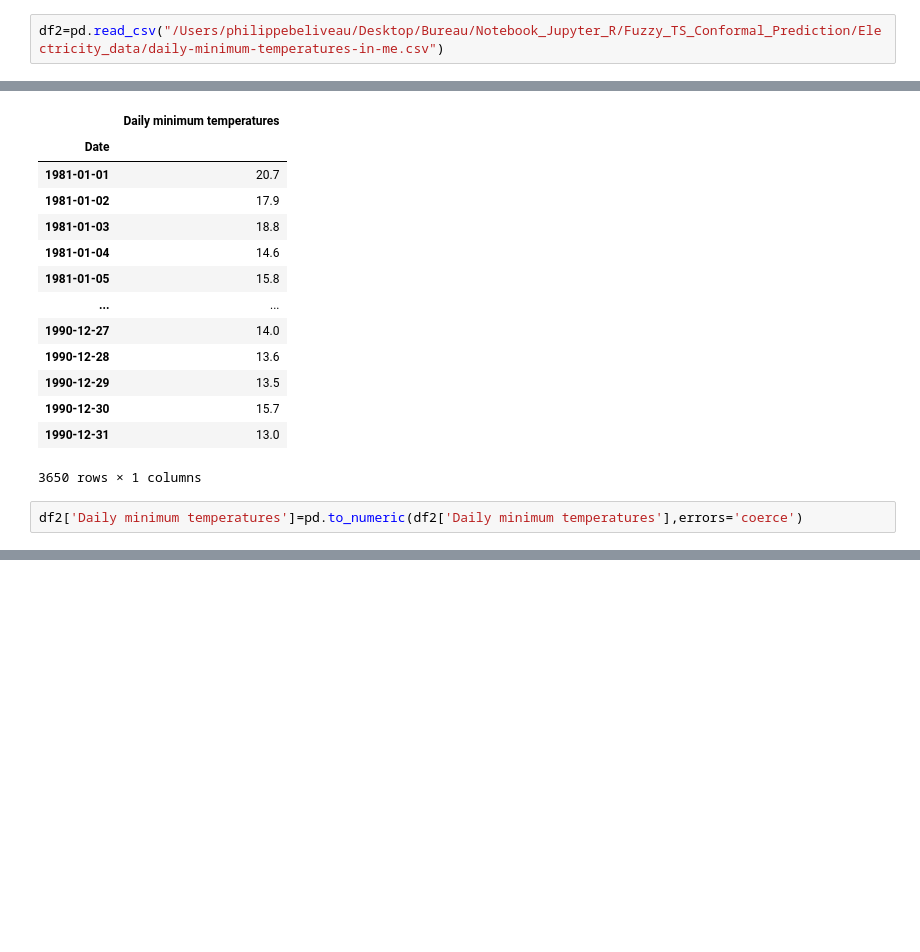
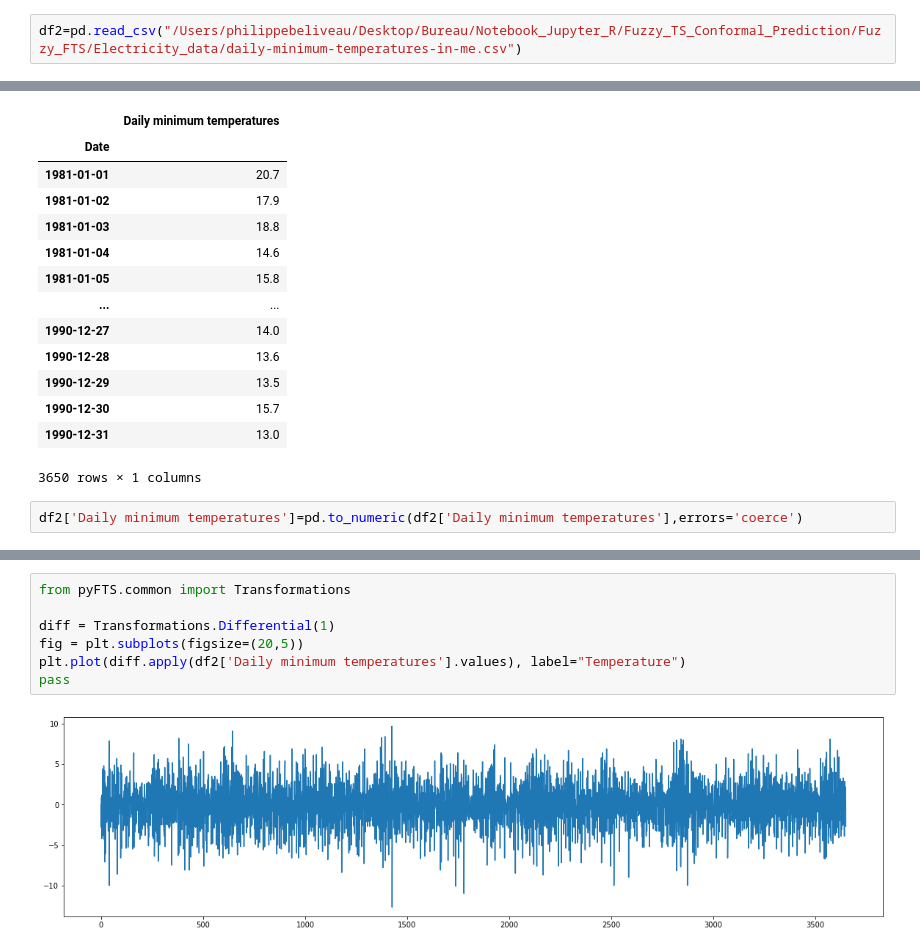
Before and after one commit to philbeliveau/Fuzzy_FTS, a Jupyter notebook: Electricity_data/Electricity_Univariate.ipynb, the cells around one changed output, grey strips where cells are left out. Drawn from its saved outputs; the diff is of its cells as text; blank space fills up the shorter version.

```diff
--- a/Electricity_data/Electricity_Univariate.ipynb
+++ b/Electricity_data/Electricity_Univariate.ipynb
@@ -7,5 +8,5 @@ import numpy as np
 # %%
-df2=pd.read_csv("/Users/philippebeliveau/Desktop/Bureau/Notebook_Jupyter_R/Fuzzy_TS_Conformal_Prediction/Electricity_data/daily-minimum-temperatures-in-me.csv")
+df2=pd.read_csv("/Users/philippebeliveau/Desktop/Bureau/Notebook_Jupyter_R/Fuzzy_TS_Conformal_Prediction/Fuzzy_FTS/Electricity_data/daily-minimum-temperatures-in-me.csv")
 # %%
 df2['Date']=pd.to_datetime(df2['Date'])
 
@@ -40 +41,10 @@ x.plot(figsize=(15,7))
 [figure]
+# %%
+from pyFTS.common import Transformations
+
+diff = Transformations.Differential(1)
+fig = plt.subplots(figsize=(20,5))
+plt.plot(diff.apply(df2['Daily minimum temperatures'].values), label="Temperature")
+pass
+# %% [output]
+[figure, added]
```
Also changed, not shown: parts of 2 cells of this notebook, 1 other file.
